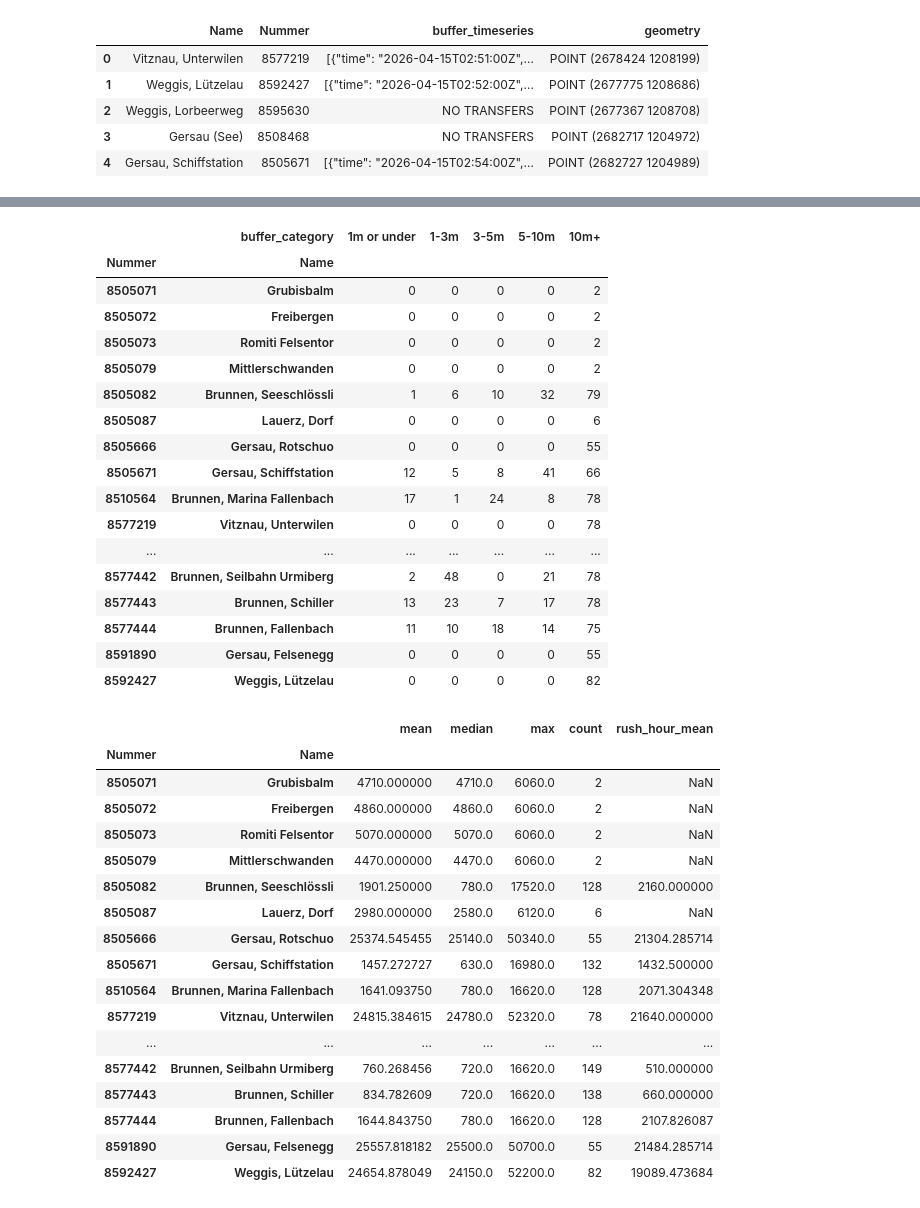
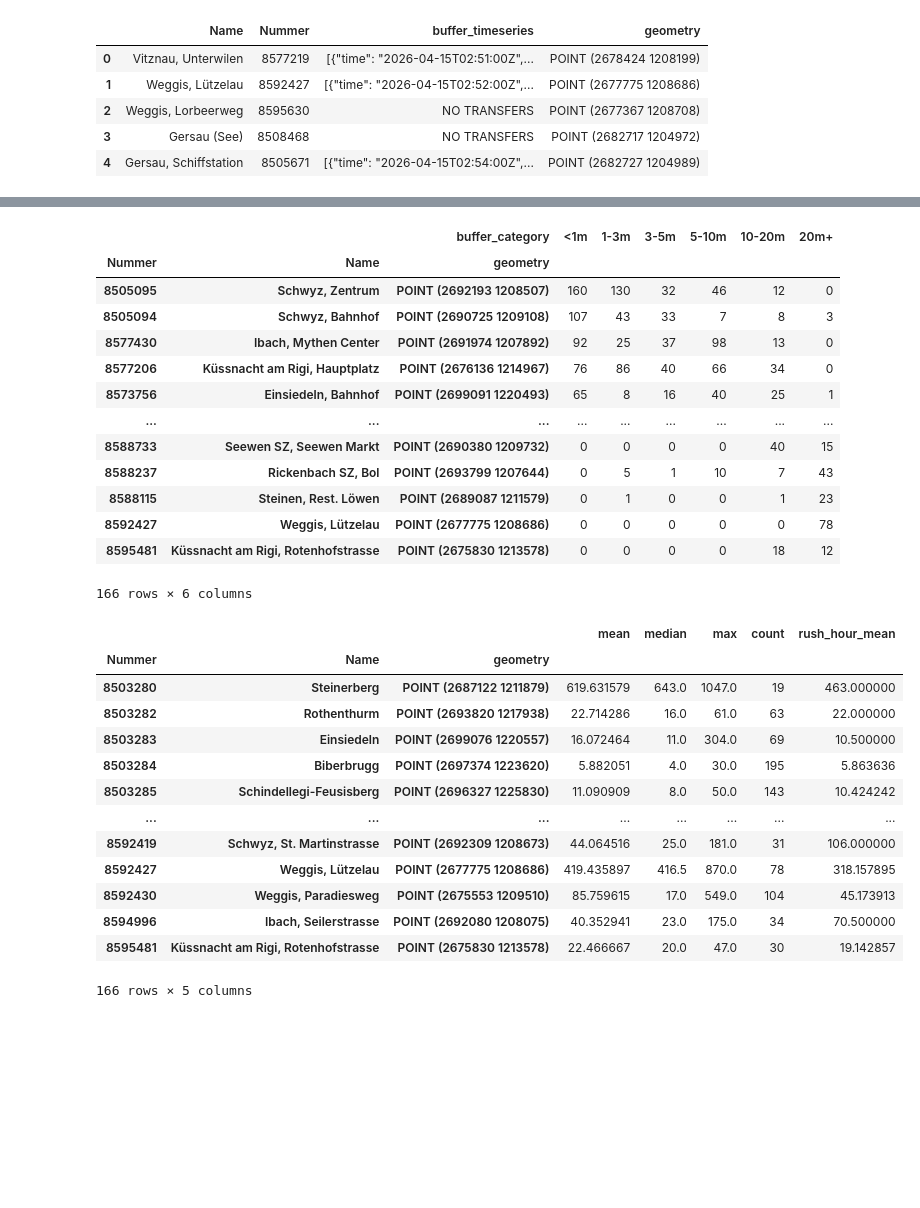
Before and after one commit to eszemp/wait4me, a Jupyter notebook: UseCaseStudy/scripts/04_analyze_visualize_time_series.ipynb, the cells around one changed output, grey strips where cells are left out. Saved outputs shown, nothing was run; the diff lists cells and outputs as text; code cells hidden in the pictures; blank space fills up the shorter version.

```diff
--- a/UseCaseStudy/scripts/04_analyze_visualize_time_series.ipynb
+++ b/UseCaseStudy/scripts/04_analyze_visualize_time_series.ipynb
@@ -83,68 +77,61 @@ df_unpacked['buffer'] = df_unpacked['buffer'] / 60
 df_unpacked['time'] = pd.to_datetime(df_unpacked['time'])
 df_unpacked['buffer'] = pd.to_numeric(df_unpacked['buffer'])
 # %%
-bins = [0, 1, 3, 5, 10, float('inf')]
-labels = ['1m or under', '1-3m', '3-5m', '5-10m', '10m+']
+bins = [0, 1, 3, 5, 10, 20, float('inf')]
+labels = ['<1m', '1-3m', '3-5m', '5-10m', '10-20m', '20m+']
 df_unpacked['buffer_category'] = pd.cut(df_unpacked['buffer'], bins=bins, labels=labels, include_lowest=True)
 
-# 3. Create the Per-Stop Summary Table
+# create per-stop summary table
 # This counts how many times each stop falls into each buffer category
 stop_histogram = pd.crosstab(
-    index=[df_unpacked['Nummer'], df_unpacked['Name']],
+    index=[df_unpacked['Nummer'], df_unpacked['Name'], df_unpacked['geometry']],
     columns=df_unpacked['buffer_category']
 )
 
+stop_histogram.sort_values(by='<1m', ascending=False, inplace=True)
 stop_histogram
 # %% [output]
-|  | buffer_category | 1m or under | 1-3m | 3-5m | 5-10m | 10m+ |
-| Nummer | Name |  |  |  |  |  |
-| 8505071 | Grubisbalm | 0 | 0 | 0 | 0 | 2 |
-| 8505072 | Freibergen | 0 | 0 | 0 | 0 | 2 |
-| 8505073 | Romiti Felsentor | 0 | 0 | 0 | 0 | 2 |
-| 8505079 | Mittlerschwanden | 0 | 0 | 0 | 0 | 2 |
-| 8505082 | Brunnen, Seeschlössli | 1 | 6 | 10 | 32 | 79 |
-| 8505087 | Lauerz, Dorf | 0 | 0 | 0 | 0 | 6 |
-| 8505666 | Gersau, Rotschuo | 0 | 0 | 0 | 0 | 55 |
-| 8505671 | Gersau, Schiffstation | 12 | 5 | 8 | 41 | 66 |
-| 8510564 | Brunnen, Marina Fallenbach | 17 | 1 | 24 | 8 | 78 |
-| 8577219 | Vitznau, Unterwilen | 0 | 0 | 0 | 0 | 78 |
-| ... | ... | ... | ... | ... | ... | ... |
-| 8577442 | Brunnen, Seilbahn Urmiberg | 2 | 48 | 0 | 21 | 78 |
-| 8577443 | Brunnen, Schiller | 13 | 23 | 7 | 17 | 78 |
-| 8577444 | Brunnen, Fallenbach | 11 | 10 | 18 | 14 | 75 |
-| 8591890 | Gersau, Felsenegg | 0 | 0 | 0 | 0 | 55 |
-| 8592427 | Weggis, Lützelau | 0 | 0 | 0 | 0 | 82 |
+|  |  | buffer_category | <1m | 1-3m | 3-5m | 5-10m | 10-20m | 20m+ |
+| Nummer | Name | geometry |  |  |  |  |  |  |
+| 8505095 | Schwyz, Zentrum | POINT (2692193 1208507) | 160 | 130 | 32 | 46 | 12 | 0 |
+| 8505094 | Schwyz, Bahnhof | POINT (2690725 1209108) | 107 | 43 | 33 | 7 | 8 | 3 |
+| 8577430 | Ibach, Mythen Center | POINT (2691974 1207892) | 92 | 25 | 37 | 98 | 13 | 0 |
+| 8577206 | Küssnacht am Rigi, Hauptplatz | POINT (2676136 1214967) | 76 | 86 | 40 | 66 | 34 | 0 |
+| 8573756 | Einsiedeln, Bahnhof | POINT (2699091 1220493) | 65 | 8 | 16 | 40 | 25 | 1 |
+| ... | ... | ... | ... | ... | ... | ... | ... | ... |
+| 8588733 | Seewen SZ, Seewen Markt | POINT (2690380 1209732) | 0 | 0 | 0 | 0 | 40 | 15 |
+| 8588237 | Rickenbach SZ, Bol | POINT (2693799 1207644) | 0 | 5 | 1 | 10 | 7 | 43 |
+| 8588115 | Steinen, Rest. Löwen | POINT (2689087 1211579) | 0 | 1 | 0 | 0 | 1 | 23 |
+| 8592427 | Weggis, Lützelau | POINT (2677775 1208686) | 0 | 0 | 0 | 0 | 0 | 78 |
+| 8595481 | Küssnacht am Rigi, Rotenhofstrasse | POINT (2675830 1213578) | 0 | 0 | 0 | 0 | 18 | 12 |
+166 rows × 6 columns
 # %%
 # Calculate Average and Median buffer for every stop
-stop_performance = df_unpacked.groupby(['Nummer', 'Name'])['buffer'].agg(['mean', 'median', 'max', 'count'])
+stop_performance = df_unpacked.groupby(['Nummer', 'Name', 'geometry'])['buffer'].agg(['mean', 'median', 'max', 'count'])
 
 # Calculate Rush Hour performance per stop
 rush_hour_mask = df_unpacked['time'].dt.hour.isin([7, 8, 16, 17])
-stop_rush_performance = df_unpacked[rush_hour_mask].groupby(['Nummer', 'Name'])['buffer'].mean().rename('rush_hour_mean')
+stop_rush_performance = df_unpacked[rush_hour_mask].groupby(['Nummer', 'Name', 'geometry'])['buffer'].mean().rename('rush_hour_mean')
 
 # Combine them into one master "Stop Analytics" dataframe
 stop_analytics = stop_performance.join(stop_rush_performance)
 
 stop_analytics
 # %% [output]
-|  |  | mean | median | max | count | rush_hour_mean |
-| Nummer | Name |  |  |  |  |  |
-| 8505071 | Grubisbalm | 4710.000000 | 4710.0 | 6060.0 | 2 | NaN |
-| 8505072 | Freibergen | 4860.000000 | 4860.0 | 6060.0 | 2 | NaN |
-| 8505073 | Romiti Felsentor | 5070.000000 | 5070.0 | 6060.0 | 2 | NaN |
-| 8505079 | Mittlerschwanden | 4470.000000 | 4470.0 | 6060.0 | 2 | NaN |
-| 8505082 | Brunnen, Seeschlössli | 1901.250000 | 780.0 | 17520.0 | 128 | 2160.000000 |
-| 8505087 | Lauerz, Dorf | 2980.000000 | 2580.0 | 6120.0 | 6 | NaN |
-| 8505666 | Gersau, Rotschuo | 25374.545455 | 25140.0 | 50340.0 | 55 | 21304.285714 |
-| 8505671 | Gersau, Schiffstation | 1457.272727 | 630.0 | 16980.0 | 132 | 1432.500000 |
-| 8510564 | Brunnen, Marina Fallenbach | 1641.093750 | 780.0 | 16620.0 | 128 | 2071.304348 |
-| 8577219 | Vitznau, Unterwilen | 24815.384615 | 24780.0 | 52320.0 | 78 | 21640.000000 |
-| ... | ... | ... | ... | ... | ... | ... |
-| 8577442 | Brunnen, Seilbahn Urmiberg | 760.268456 | 720.0 | 16620.0 | 149 | 510.000000 |
-| 8577443 | Brunnen, Schiller | 834.782609 | 720.0 | 16620.0 | 138 | 660.000000 |
-| 8577444 | Brunnen, Fallenbach | 1644.843750 | 780.0 | 16620.0 | 128 | 2107.826087 |
-| 8591890 | Gersau, Felsenegg | 25557.818182 | 25500.0 | 50700.0 | 55 | 21484.285714 |
-| 8592427 | Weggis, Lützelau | 24654.878049 | 24150.0 | 52200.0 | 82 | 19089.473684 |
+|  |  |  | mean | median | max | count | rush_hour_mean |
+| Nummer | Name | geometry |  |  |  |  |  |
+| 8503280 | Steinerberg | POINT (2687122 1211879) | 619.631579 | 643.0 | 1047.0 | 19 | 463.000000 |
+| 8503282 | Rothenthurm | POINT (2693820 1217938) | 22.714286 | 16.0 | 61.0 | 63 | 22.000000 |
+| 8503283 | Einsiedeln | POINT (2699076 1220557) | 16.072464 | 11.0 | 304.0 | 69 | 10.500000 |
+| 8503284 | Biberbrugg | POINT (2697374 1223620) | 5.882051 | 4.0 | 30.0 | 195 | 5.863636 |
+| 8503285 | Schindellegi-Feusisberg | POINT (2696327 1225830) | 11.090909 | 8.0 | 50.0 | 143 | 10.424242 |
+| ... | ... | ... | ... | ... | ... | ... | ... |
+| 8592419 | Schwyz, St. Martinstrasse | POINT (2692309 1208673) | 44.064516 | 25.0 | 181.0 | 31 | 106.000000 |
+| 8592427 | Weggis, Lützelau | POINT (2677775 1208686) | 419.435897 | 416.5 | 870.0 | 78 | 318.157895 |
+| 8592430 | Weggis, Paradiesweg | POINT (2675553 1209510) | 85.759615 | 17.0 | 549.0 | 104 | 45.173913 |
+| 8594996 | Ibach, Seilerstrasse | POINT (2692080 1208075) | 40.352941 | 23.0 | 175.0 | 34 | 70.500000 |
+| 8595481 | Küssnacht am Rigi, Rotenhofstrasse | POINT (2675830 1213578) | 22.466667 | 20.0 | 47.0 | 30 | 19.142857 |
+166 rows × 5 columns
 # %%
 # Create an hourly map for each stop
 # Rows = Stops, Columns = Hours of the day
```
Also changed, not shown: parts of 1 cell of this notebook.
